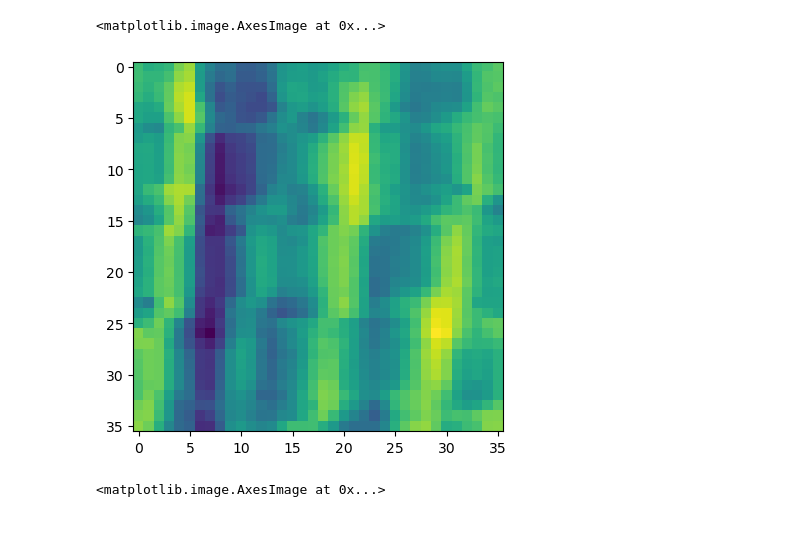
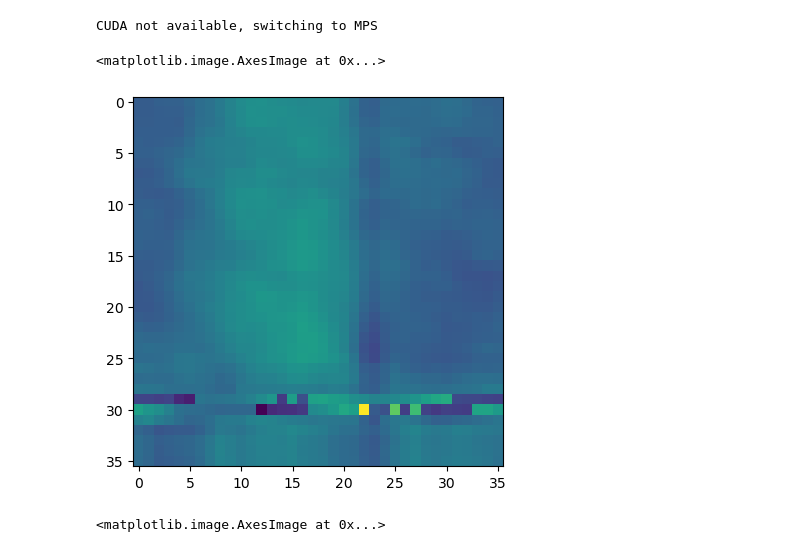
Before and after one commit to EllingtonKirby/Pipe-Corrosion-Detection, a Jupyter notebook: evaluation.ipynb, the cells around one changed output. Saved outputs shown, nothing was run; the diff lists cells and outputs as text; code cells hidden in the pictures.

Commit message:
output of baseline 4

```diff
--- a/evaluation.ipynb
+++ b/evaluation.ipynb
@@ -23,16 +23,18 @@ import baseline
 import json
 # model = unet.UNet(n_channels=1, n_classes=1)
 model = baseline.Baseline()
-model.load_state_dict(torch.load('./checkpoints/baseline/baseline_model_4.pt', map_location=torch.device('cpu')))
-test_df = data_pipeline.build_test_dataframe(use_processed_images=False, well_number=3)
-train_df = data_pipeline.build_dataframe(use_processed_images=False, well_number=3)
+model.load_state_dict(torch.load('./checkpoints/baseline/baseline_model_5.pt', map_location=torch.device('cpu')))
+test_df = data_pipeline.build_test_dataframe(use_processed_images=False, limit_well_number=None)
+train_df = data_pipeline.build_dataframe(use_processed_images=False, limit_well_number=None)
 X_test, X_names, X_train, Y_train = data_pipeline.build_test_dataloaders(test_df, train_df, apply_scaling=True)
 test_dl = DataLoader(TensorDataset(X_test), batch_size=1)
+train_data = torch.from_numpy(np.vstack(train_df['data'].to_numpy()))
+train_data = torch.nan_to_num(train_data)
+# %% [output]
+CUDA not available, switching to MPS
 # %%
-train_data = torch.from_numpy(np.vstack(train_df['data'].to_numpy()))
-train_data = torch.nan_to_num(train_data)
-plt.imshow(train_data[2].view(36, 36), norm=None)
+plt.imshow(train_data[3].view(36, 36), norm=None)
 # %% [output]
 <matplotlib.image.AxesImage at 0x...>
-[figure, old version]
+[figure, new version]
 # %%
```
Also changed, not shown: parts of 9 cells of this notebook, 2 other files.
